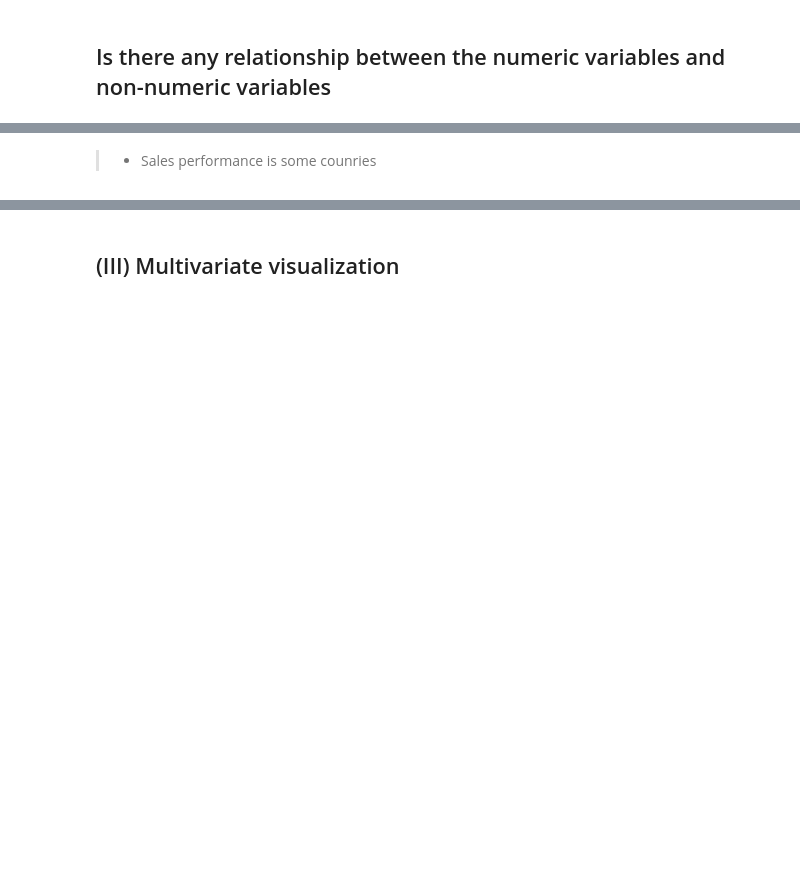
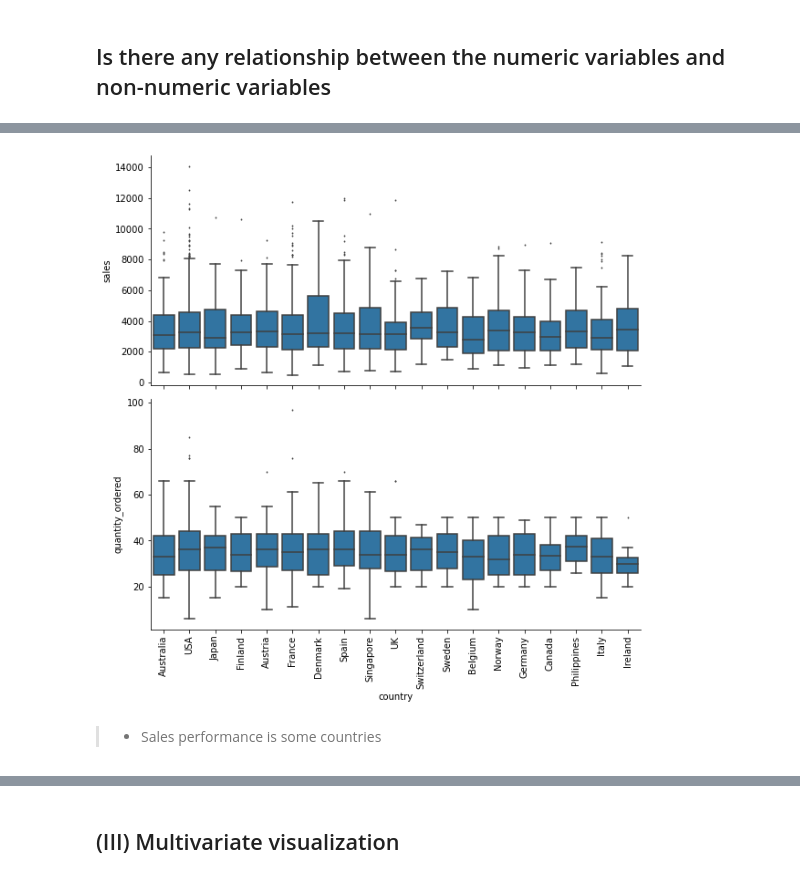
Before and after one commit to Biob-scientist/Sales_analytics, a Jupyter notebook: sales_exploratory_analysis.ipynb, the cells around one changed output, grey strips where cells are left out. Saved outputs shown, nothing was run; the diff lists cells and outputs as text; code cells hidden in the pictures; blank space fills up the shorter version.

```diff
--- a/sales_exploratory_analysis.ipynb
+++ b/sales_exploratory_analysis.ipynb
@@ -492,12 +501,14 @@ plt.show()
 # %%
-x_vals=['sales','quantity_ordered','profit']
+x_vals=['sales','quantity_ordered']
 y_vals=['country']
-g=sns.PairGrid(data=df[df['profit']>0],y_vars=x_vals,x_vars=y_vals,height = 4, aspect=2.1,)
+g=sns.PairGrid(data=df,y_vars=x_vals,x_vars=y_vals,height = 4, aspect=2.1,)
 g.map(sns.boxplot, fliersize=1,color=b_color)
 plt.xticks(rotation=90)
 
 plt.show()
+# %% [output]
+[figure, added]
 # %% [markdown]
->- Sales performance is some counries
+>- Sales performance is some countries
 # %%
 df.groupby('customer_name')[['sales']].mean().sort_values(by='sales',ascending=False).head(10).plot(kind='bar',stacked=True,figsize=[10,6],ylabel='Sales',title='Top 10 Customers by Sales');
```
Also changed, not shown: parts of 28 cells of this notebook.
